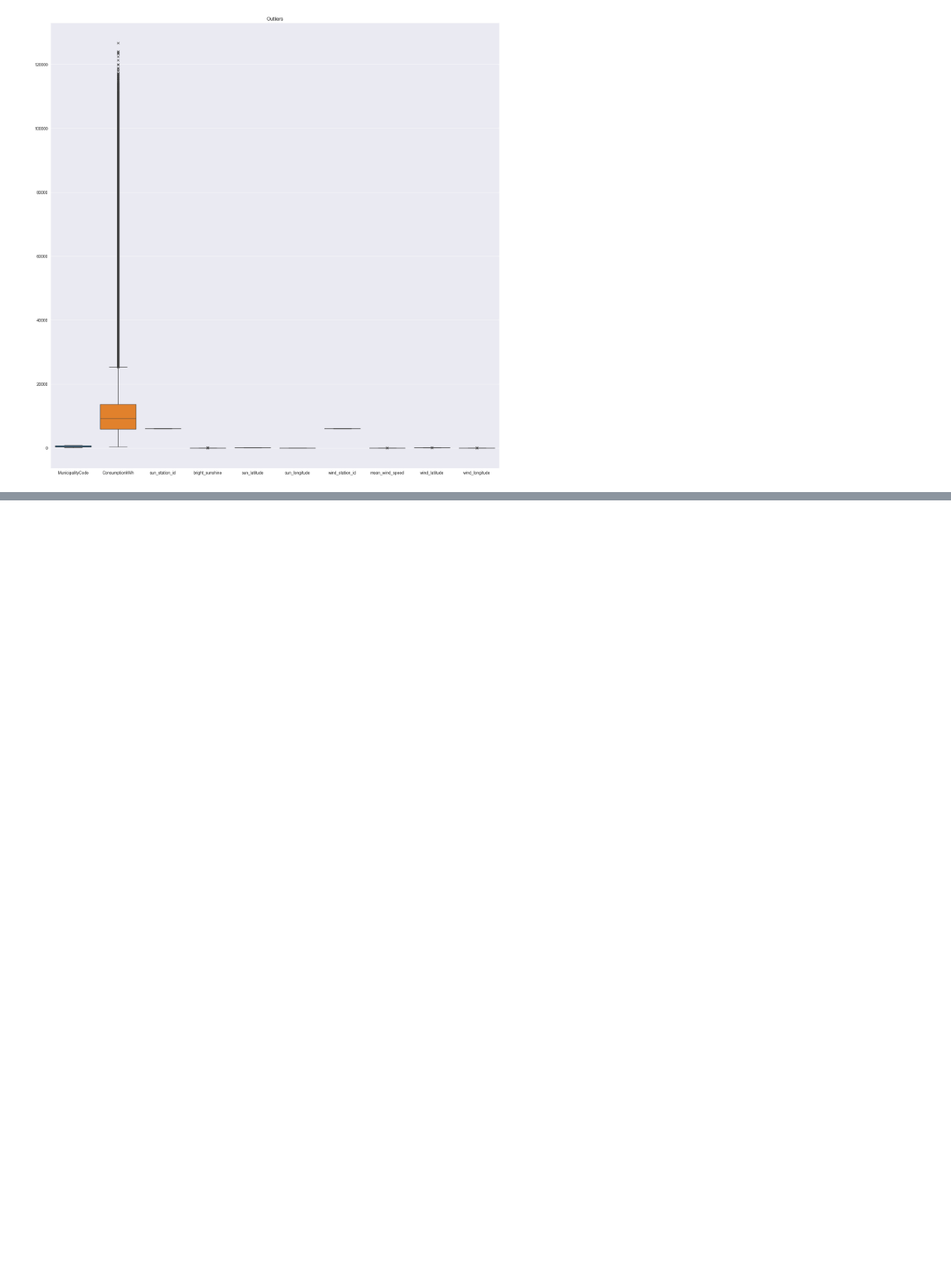
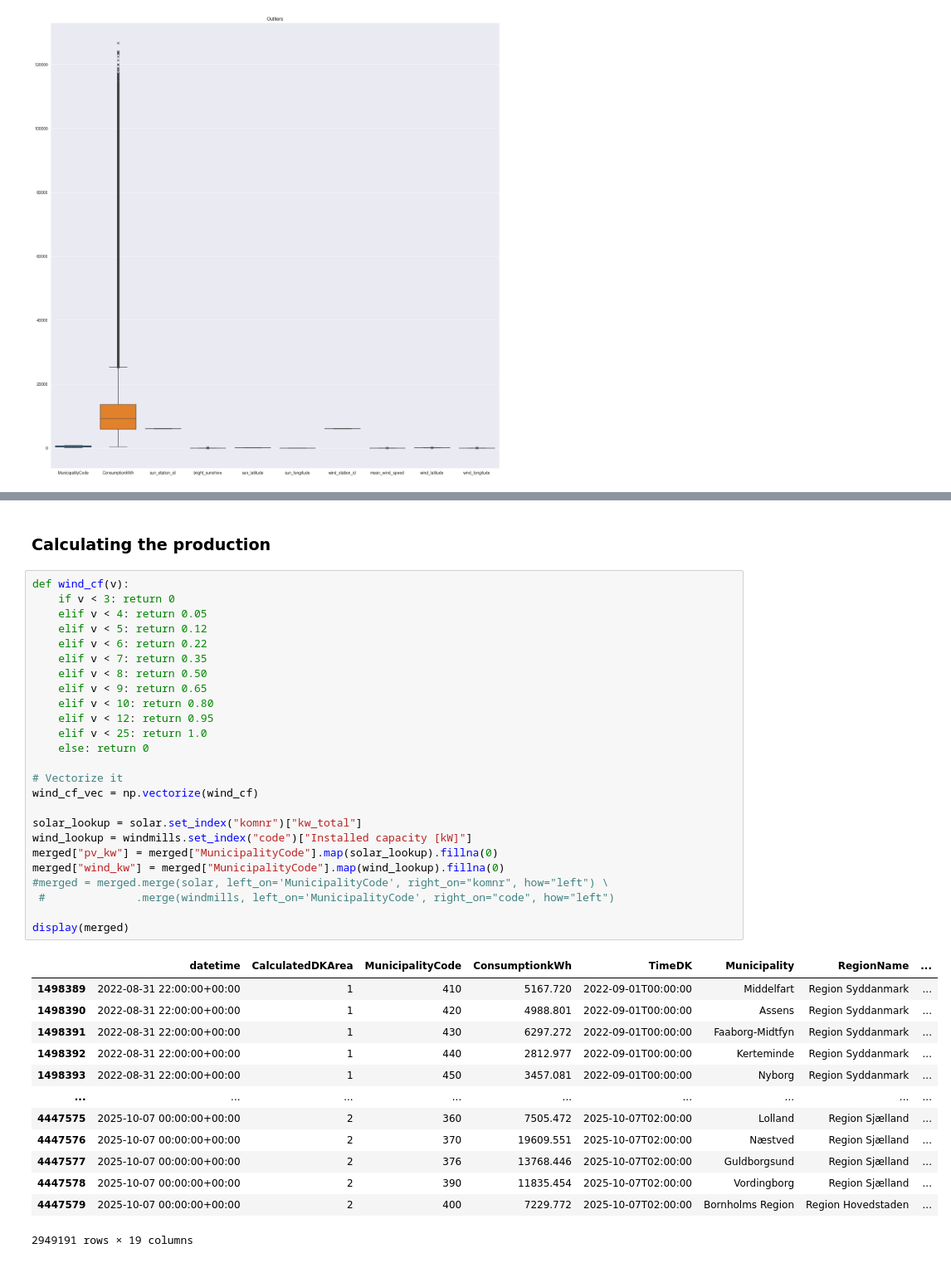
Before and after one commit to The-European-Avengers/BigDataProject, a Jupyter notebook: price_prediction.ipynb, the cells around one changed output, grey strips where cells are left out. Shown at 83% size. Saved outputs shown, nothing was run; the diff lists cells and outputs as text; blank space fills up the shorter version.

```diff
--- a/price_prediction.ipynb
+++ b/price_prediction.ipynb
@@ -293,0 +303,41 @@ display(windmills)
+# %% [markdown]
+### Calculating the production
+# %%
+def wind_cf(v):
+    if v < 3: return 0
+    elif v < 4: return 0.05
+    elif v < 5: return 0.12
+    elif v < 6: return 0.22
+    elif v < 7: return 0.35
+    elif v < 8: return 0.50
+    elif v < 9: return 0.65
+    elif v < 10: return 0.80
+    elif v < 12: return 0.95
+    elif v < 25: return 1.0
+    else: return 0
+
+# Vectorize it
+wind_cf_vec = np.vectorize(wind_cf)
+
+solar_lookup = solar.set_index("komnr")["kw_total"]
+wind_lookup = windmills.set_index("code")["Installed capacity [kW]"]
+merged["pv_kw"] = merged["MunicipalityCode"].map(solar_lookup).fillna(0)
+merged["wind_kw"] = merged["MunicipalityCode"].map(wind_lookup).fillna(0)
+#merged = merged.merge(solar, left_on='MunicipalityCode', right_on="komnr", how="left") \
+ #              .merge(windmills, left_on='MunicipalityCode', right_on="code", how="left")
+
+display(merged)
+# %% [output]
+|  | datetime | CalculatedDKArea | MunicipalityCode | ConsumptionkWh | TimeDK | Municipality | RegionName | ... |
+| 1498389 | 2022-08-31 22:00:00+00:00 | 1 | 410 | 5167.720 | 2022-09-01T00:00:00 | Middelfart | Region Syddanmark | ... |
+| 1498390 | 2022-08-31 22:00:00+00:00 | 1 | 420 | 4988.801 | 2022-09-01T00:00:00 | Assens | Region Syddanmark | ... |
+| 1498391 | 2022-08-31 22:00:00+00:00 | 1 | 430 | 6297.272 | 2022-09-01T00:00:00 | Faaborg-Midtfyn | Region Syddanmark | ... |
+| 1498392 | 2022-08-31 22:00:00+00:00 | 1 | 440 | 2812.977 | 2022-09-01T00:00:00 | Kerteminde | Region Syddanmark | ... |
+| 1498393 | 2022-08-31 22:00:00+00:00 | 1 | 450 | 3457.081 | 2022-09-01T00:00:00 | Nyborg | Region Syddanmark | ... |
+| ... | ... | ... | ... | ... | ... | ... | ... | ... |
+| 4447575 | 2025-10-07 00:00:00+00:00 | 2 | 360 | 7505.472 | 2025-10-07T02:00:00 | Lolland | Region Sjælland | ... |
+| 4447576 | 2025-10-07 00:00:00+00:00 | 2 | 370 | 19609.551 | 2025-10-07T02:00:00 | Næstved | Region Sjælland | ... |
+| 4447577 | 2025-10-07 00:00:00+00:00 | 2 | 376 | 13768.446 | 2025-10-07T02:00:00 | Guldborgsund | Region Sjælland | ... |
+| 4447578 | 2025-10-07 00:00:00+00:00 | 2 | 390 | 11835.454 | 2025-10-07T02:00:00 | Vordingborg | Region Sjælland | ... |
+| 4447579 | 2025-10-07 00:00:00+00:00 | 2 | 400 | 7229.772 | 2025-10-07T02:00:00 | Bornholms Region | Region Hovedstaden | ... |
+2949191 rows × 19 columns
```
Also changed, not shown: parts of 2 cells of this notebook, 3 other files.
